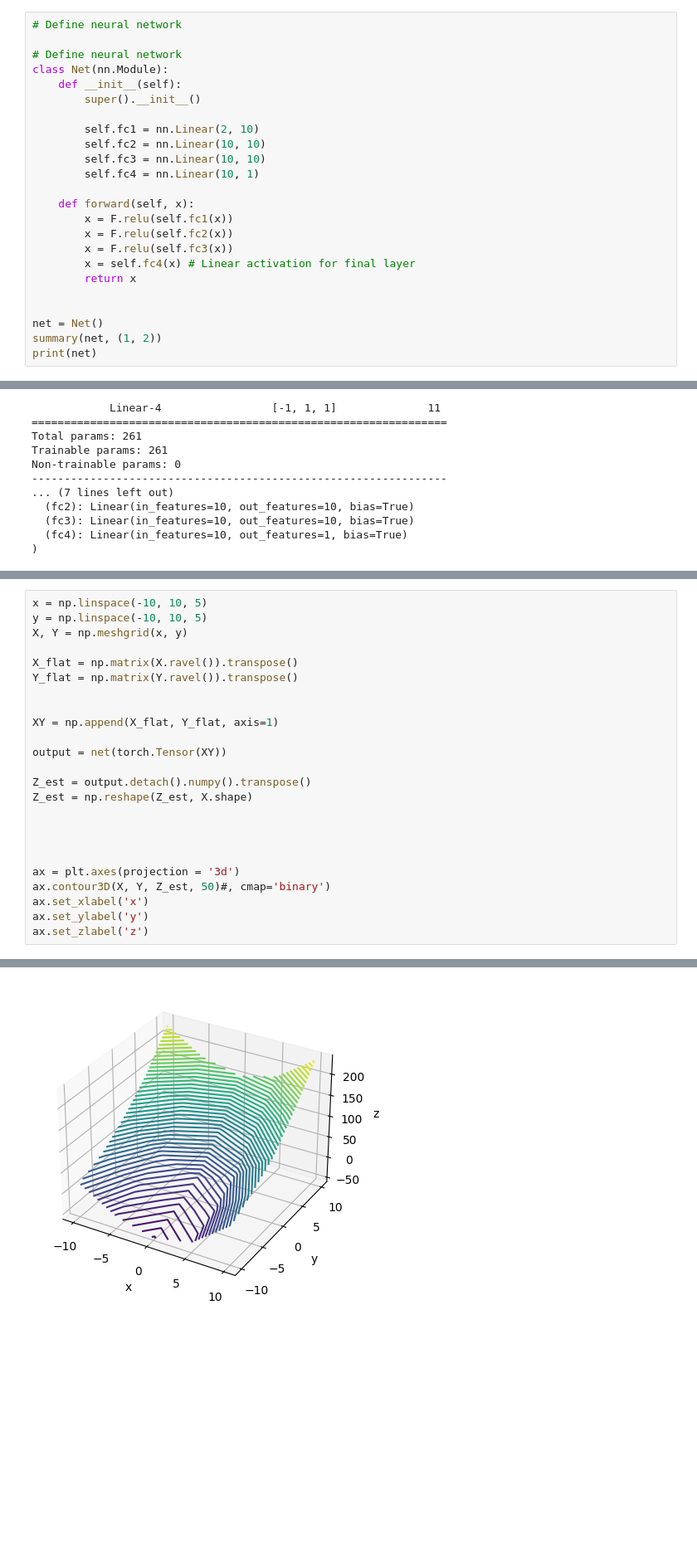
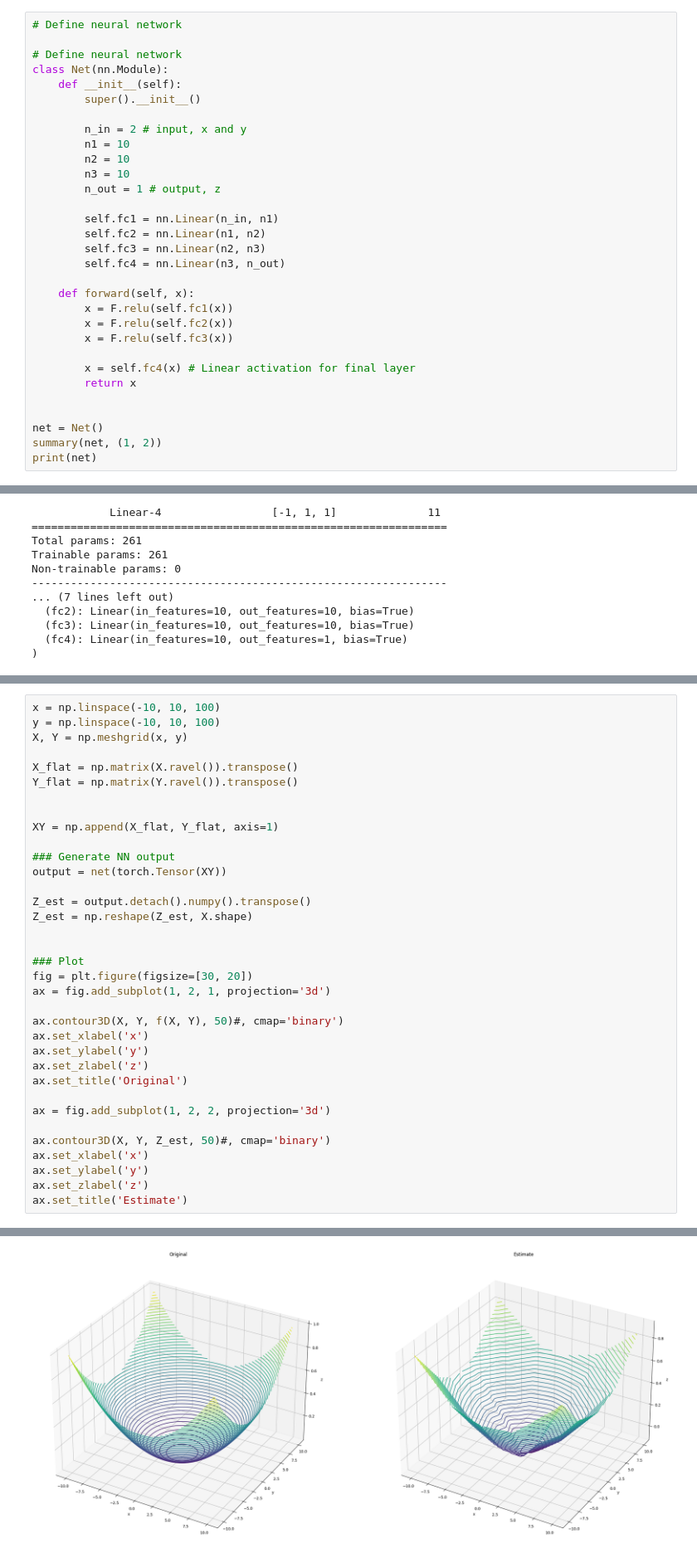
Before and after one commit to PottaChainsaw/functionApproximator, a Jupyter notebook: approximator.ipynb, the cells around one changed output, grey strips where cells are left out. Shown at 83% size. Saved outputs shown, nothing was run; the diff lists cells and outputs as text; blank space fills up the shorter version.

```diff
--- a/approximator.ipynb
+++ b/approximator.ipynb
@@ -59,15 +63,22 @@ class Net(nn.Module):
     def __init__(self):
         super().__init__()
 
-        self.fc1 = nn.Linear(2, 10)
-        self.fc2 = nn.Linear(10, 10)
-        self.fc3 = nn.Linear(10, 10)
-        self.fc4 = nn.Linear(10, 1)
+        n_in = 2 # input, x and y
+        n1 = 10
+        n2 = 10
+        n3 = 10
+        n_out = 1 # output, z
+
+        self.fc1 = nn.Linear(n_in, n1)
+        self.fc2 = nn.Linear(n1, n2)
+        self.fc3 = nn.Linear(n2, n3)
+        self.fc4 = nn.Linear(n3, n_out)
 
     def forward(self, x):
         x = F.relu(self.fc1(x))
         x = F.relu(self.fc2(x))
         x = F.relu(self.fc3(x))
+
         x = self.fc4(x) # Linear activation for final layer
         return x
 
@@ -181,6 +177,6 @@ torch.float32
 # %%
-x = np.linspace(-10, 10, 5)
-y = np.linspace(-10, 10, 5)
+x = np.linspace(-10, 10, 100)
+y = np.linspace(-10, 10, 100)
 X, Y = np.meshgrid(x, y)
 
 X_flat = np.matrix(X.ravel()).transpose()
@@ -189,17 +185,28 @@ Y_flat = np.matrix(Y.ravel()).transpose()
 
 XY = np.append(X_flat, Y_flat, axis=1)
 
+### Generate NN output
 output = net(torch.Tensor(XY))
 
 Z_est = output.detach().numpy().transpose()
 Z_est = np.reshape(Z_est, X.shape)
 
 
+### Plot
+fig = plt.figure(figsize=[30, 20])
+ax = fig.add_subplot(1, 2, 1, projection='3d')
 
+ax.contour3D(X, Y, f(X, Y), 50)#, cmap='binary')
+ax.set_xlabel('x')
+ax.set_ylabel('y')
+ax.set_zlabel('z')
+ax.set_title('Original')
 
-ax = plt.axes(projection = '3d')
+ax = fig.add_subplot(1, 2, 2, projection='3d')
+
 ax.contour3D(X, Y, Z_est, 50)#, cmap='binary')
 ax.set_xlabel('x')
 ax.set_ylabel('y')
 ax.set_zlabel('z')
+ax.set_title('Estimate')
 # %% [output]
@@ -207 +214 @@ Text(0.5, 0, 'z')
-[figure, old version]
+[figure, new version]
```
Also changed, not shown: parts of 10 cells of this notebook.
